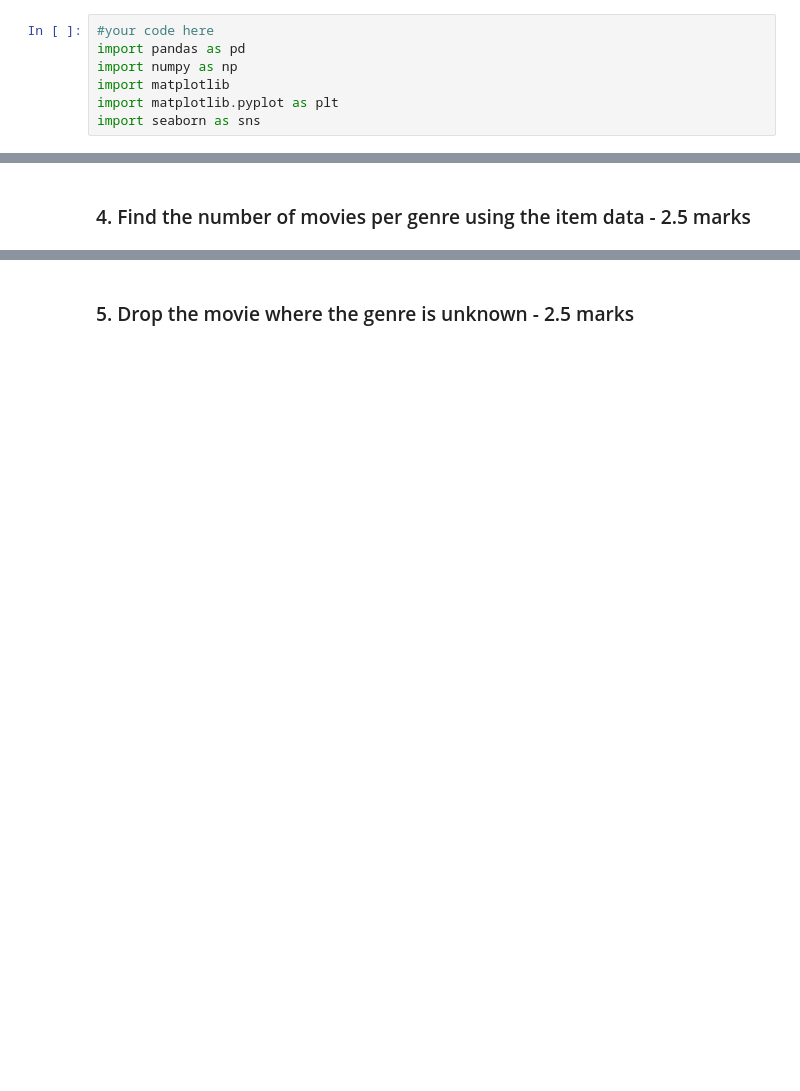
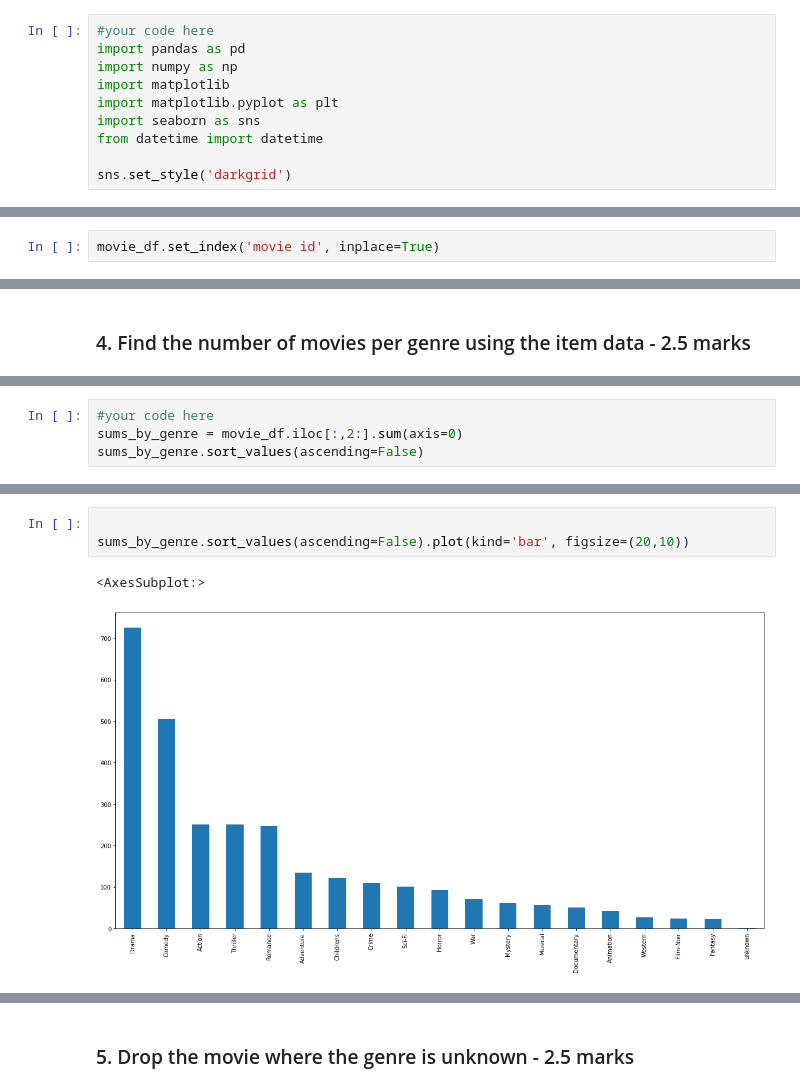
Before and after one commit to oscardog/UTAustin-EDA, a Jupyter notebook: MovieLens Project Question Notebook.ipynb, the cells around one changed output, grey strips where cells are left out. Cells and saved outputs as stored; diff of their text form; blank space fills up the shorter version.

```diff
--- a/MovieLens Project Question Notebook.ipynb
+++ b/MovieLens Project Question Notebook.ipynb
@@ -68,6 +68,9 @@ import numpy as np
 import matplotlib
 import matplotlib.pyplot as plt
 import seaborn as sns
+from datetime import datetime
+
+sns.set_style('darkgrid')
 # %% [markdown]
 ### 2. Read the 3 datasets into dataframes - 2.5 marks
 # %%
@@ -84,0 +260,2 @@ movie_df = pd.read_csv('item.csv')
+# %%
+movie_df.set_index('movie id', inplace=True)
@@ -90,0 +287,4 @@ movie_df = pd.read_csv('item.csv')
+# %%
+#your code here
+sums_by_genre = movie_df.iloc[:,2:].sum(axis=0)
+sums_by_genre.sort_values(ascending=False)
@@ -90,0 +312,6 @@ movie_df = pd.read_csv('item.csv')
+# %%
+
+sums_by_genre.sort_values(ascending=False).plot(kind='bar', figsize=(20,10))
+# %% [output]
+<AxesSubplot:>
+[figure, added]
```
Also changed, not shown: parts of 62 cells of this notebook.
